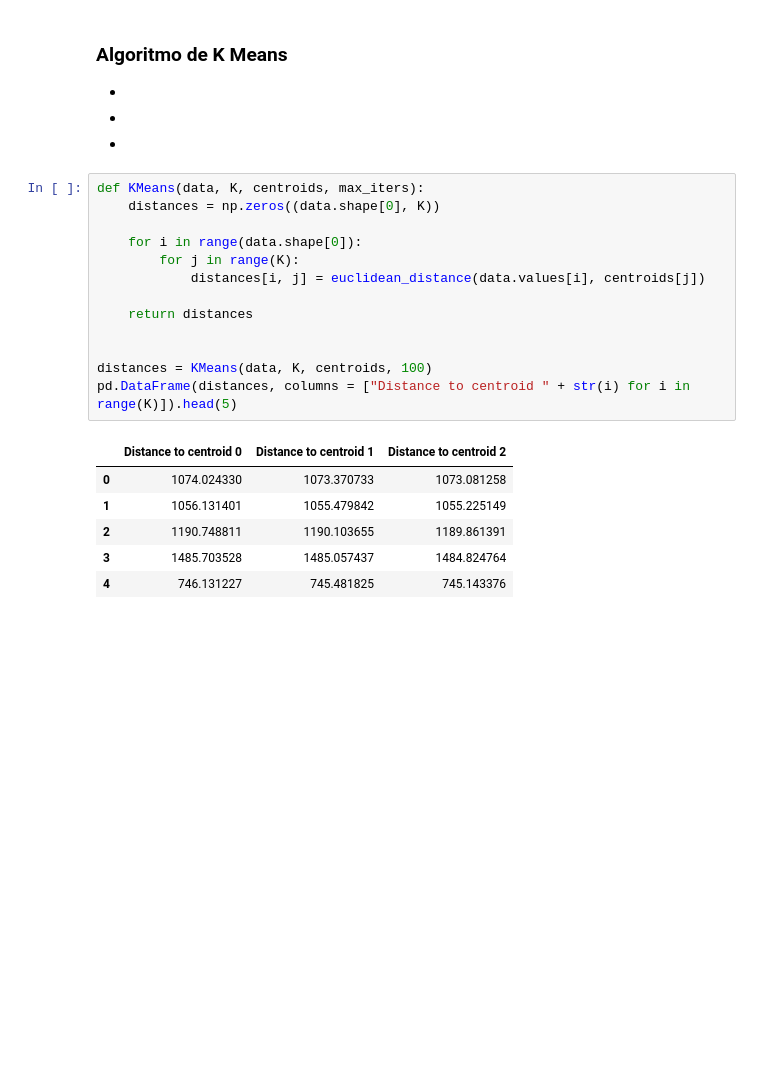
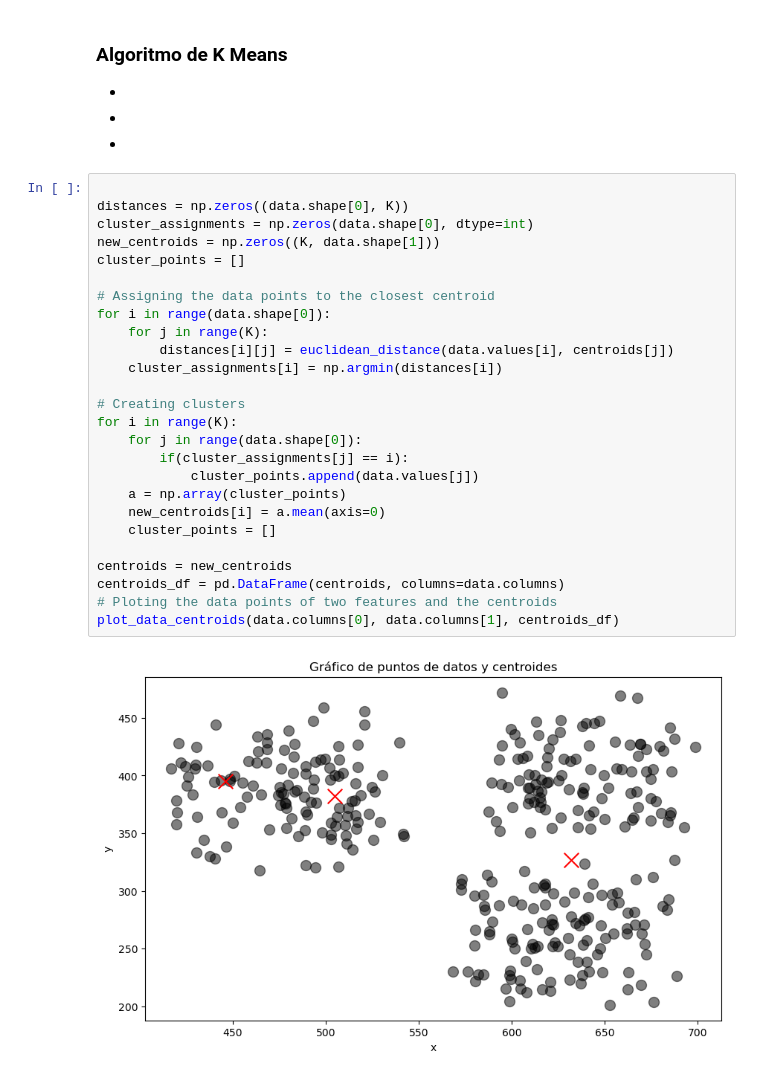
Before and after one commit to MonicaCabanas23/artificial-intelligence-course, a Jupyter notebook: Tareas/k-means-homework/Clustering_Homework.ipynb, the cells around one changed output. Cells and saved outputs as stored; diff of their text form; blank space fills up the shorter version.

Commit message:
:sparkles: Adding kmeans algorithm with just one iteration

```diff
--- a/Tareas/k-means-homework/Clustering_Homework.ipynb
+++ b/Tareas/k-means-homework/Clustering_Homework.ipynb
@@ -136,23 +108,31 @@ def euclidean_distance(x1, x2):
 *
 *
 *
-# %%
-def KMeans(data, K, centroids, max_iters):
-    distances = np.zeros((data.shape[0], K))
-
-    for i in range(data.shape[0]):
-        for j in range(K):
-            distances[i, j] = euclidean_distance(data.values[i], centroids[j])
-
-    return distances
-
-
-distances = KMeans(data, K, centroids, 100)
-pd.DataFrame(distances, columns = ["Distance to centroid " + str(i) for i in range(K)]).head(5)
-# %% [output]
-|  | Distance to centroid 0 | Distance to centroid 1 | Distance to centroid 2 |
-| 0 | 1074.024330 | 1073.370733 | 1073.081258 |
-| 1 | 1056.131401 | 1055.479842 | 1055.225149 |
-| 2 | 1190.748811 | 1190.103655 | 1189.861391 |
-| 3 | 1485.703528 | 1485.057437 | 1484.824764 |
-| 4 | 746.131227 | 745.481825 | 745.143376 |
+# %%
+
+distances = np.zeros((data.shape[0], K))
+cluster_assignments = np.zeros(data.shape[0], dtype=int)
+new_centroids = np.zeros((K, data.shape[1]))
+cluster_points = []
+
+# Assigning the data points to the closest centroid
+for i in range(data.shape[0]):
+    for j in range(K):
+        distances[i][j] = euclidean_distance(data.values[i], centroids[j])
+    cluster_assignments[i] = np.argmin(distances[i])
+
+# Creating clusters
+for i in range(K):
+    for j in range(data.shape[0]):
+        if(cluster_assignments[j] == i):
+            cluster_points.append(data.values[j])
+    a = np.array(cluster_points)
+    new_centroids[i] = a.mean(axis=0)
+    cluster_points = []
+
+centroids = new_centroids
+centroids_df = pd.DataFrame(centroids, columns=data.columns)
+# Ploting the data points of two features and the centroids
+plot_data_centroids(data.columns[0], data.columns[1], centroids_df)
+# %% [output]
+[figure, added]
```
Also changed, not shown: parts of 8 cells of this notebook, 1 other file.
